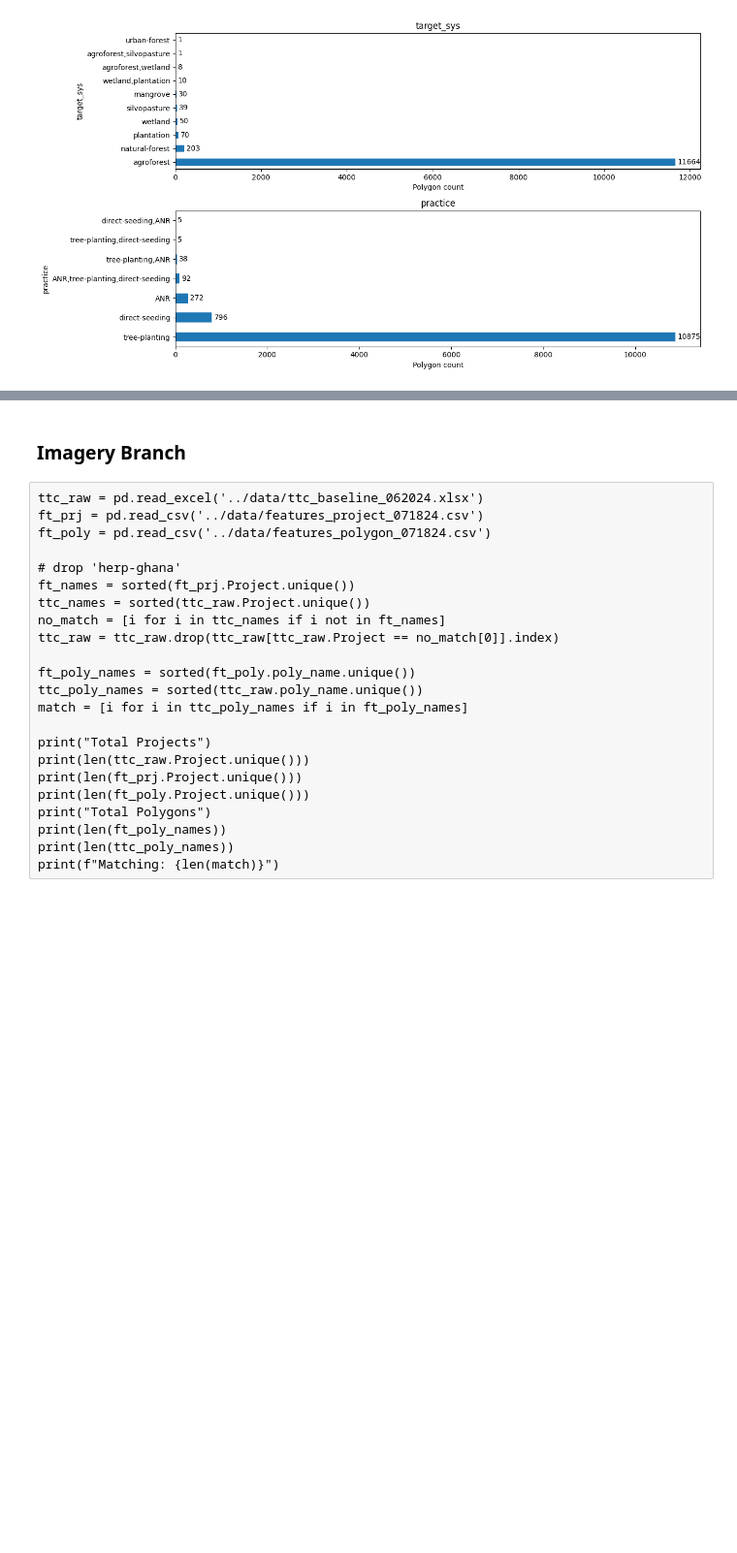
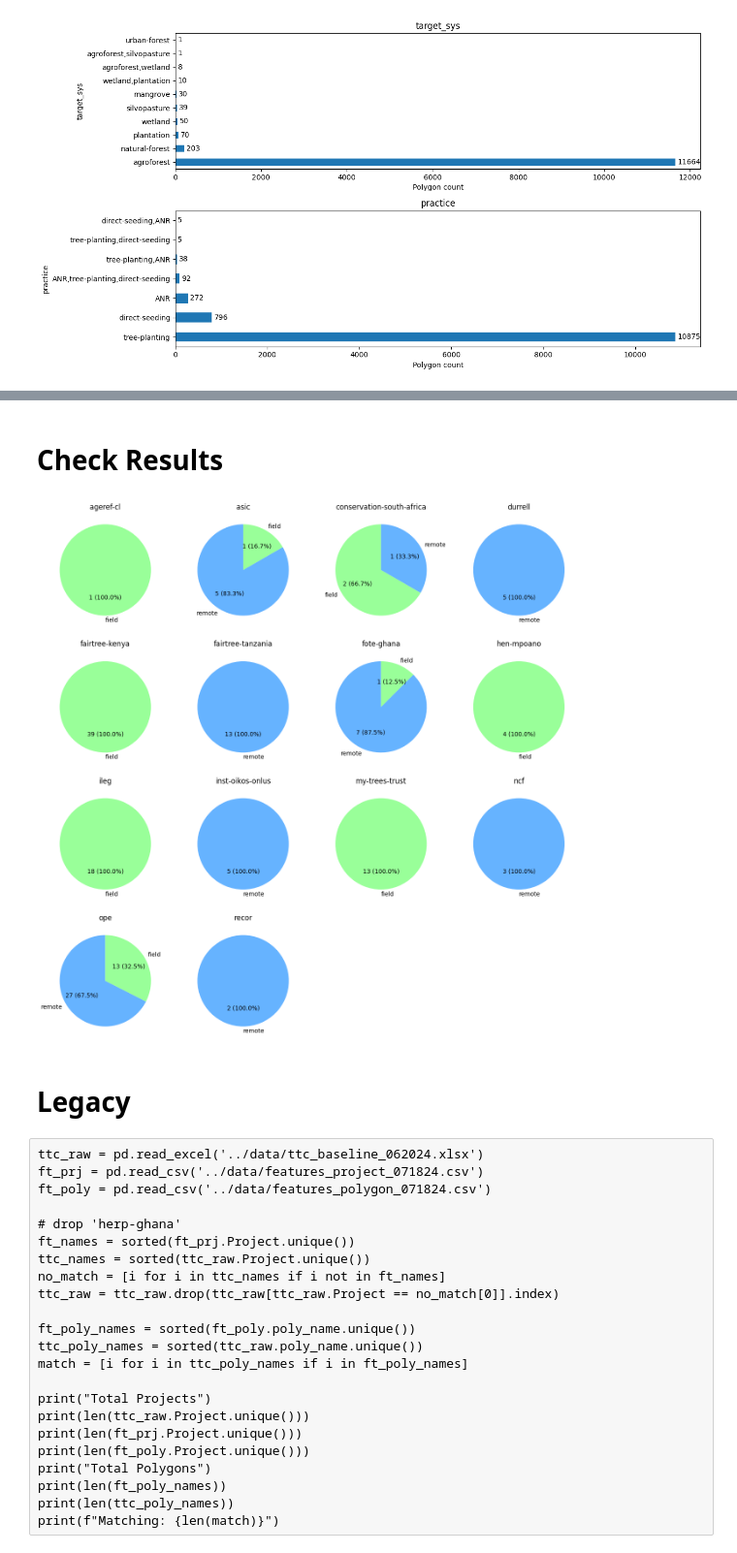
Before and after one commit to wri/decision-tree, a Jupyter notebook: notebooks/decision_tree.ipynb, the cells around one changed output, grey strips where cells are left out. Shown at 97% size. Saved outputs shown, nothing was run; the diff lists cells and outputs as text; code cells hidden in the pictures; blank space fills up the shorter version.

Commit message:
build year0 tree and viz

```diff
--- a/notebooks/decision_tree.ipynb
+++ b/notebooks/decision_tree.ipynb
@@ -295,0 +279,3 @@ def exp(df, year, img_req):
+# %%
+final = year0(inter)
+final
@@ -296,2 +344,74 @@ def exp(df, year, img_req):
+# %% [markdown]
+# Check Results
+# %%
+def method_piechart_perprj(df):
+    """
+    Iterates through each unique project in the 'project' column and creates a pie chart
+    illustrating the percentage breakdown of 'method' for each project.
+
+    Parameters:
+    df (pd.DataFrame): DataFrame containing the columns 'project' and 'method'.
+
+    Returns:
+    None: Displays pie charts for each project.
+    """
+    # Get the unique projects
+    projects = df['project'].unique()
+    num_projects = len(projects)
+
+    # Calculate the number of rows and columns for subplots
+    cols = math.ceil(math.sqrt(num_projects))
+    rows = math.ceil(num_projects / cols)
+
+    # Define a consistent color scheme for the methods
+    color_dict = {
+        'remote': '#66b3ff',  # Blue for remote
+        'field': '#99ff99'    # Green for field
+    }
+
+    # Create a figure and axes for the subplots
+    fig, axes = plt.subplots(rows, cols, figsize=(cols * 4, rows * 4))
+
+    # Flatten axes for easy iteration, in case of a single row or column
+    axes = axes.flatten()
+
+    # Loop through each project and plot
+    for i, project in enumerate(projects):
+        # Filter the dataframe for the current project
+        project_df = df[df['project'] == project]
+
+        # Get the method breakdown
+        method_counts = project_df['method'].value_counts()
+
+        # Create the color list based on the method counts
+        colors = [color_dict[method] for method in method_counts.index]
+
+        # Custom label function to show both count and percentage
+        def autopct_format(pct):
+            total = sum(method_counts)
+            count = int(round(pct * total / 100.0))
+            return f'{count} ({pct:.1f}%)'
+
+        # Plot the pie chart in the respective subplot
+        wedges, texts, autotexts = axes[i].pie(
+            method_counts,
+            labels=method_counts.index,
+            autopct=autopct_format,
+            startangle=90,
+            colors=colors
+        )
+
+        axes[i].set_title(f"{project}", fontsize=12)
+
+    # Remove any empty subplots
+    for j in range(i + 1, len(axes)):
+        fig.delaxes(axes[j])
+
+    # Show the plots
+    plt.show()
+
+method_piechart_perprj(final)
+# %% [output]
+[figure, added]
 # %% [markdown]
-### Imagery Branch
+# Legacy
```
Also changed, not shown: parts of 27 cells of this notebook.
